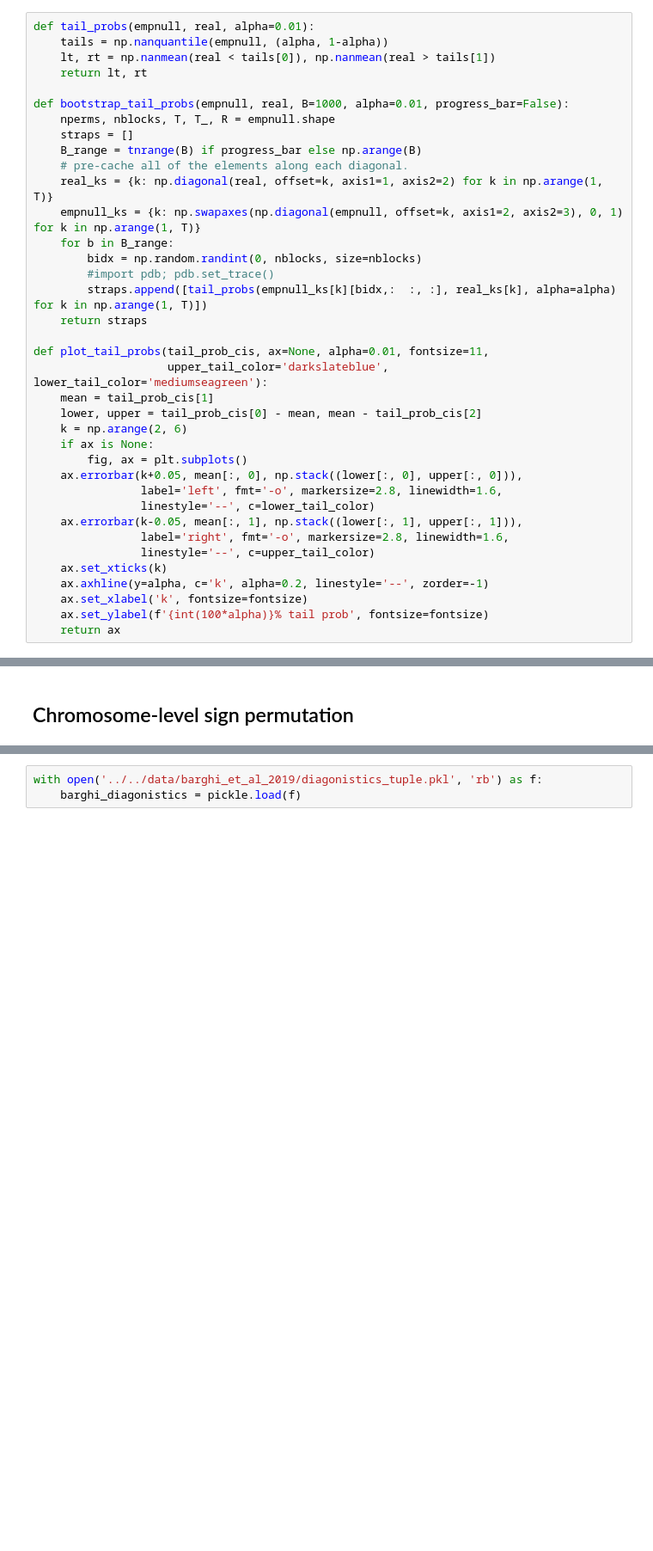
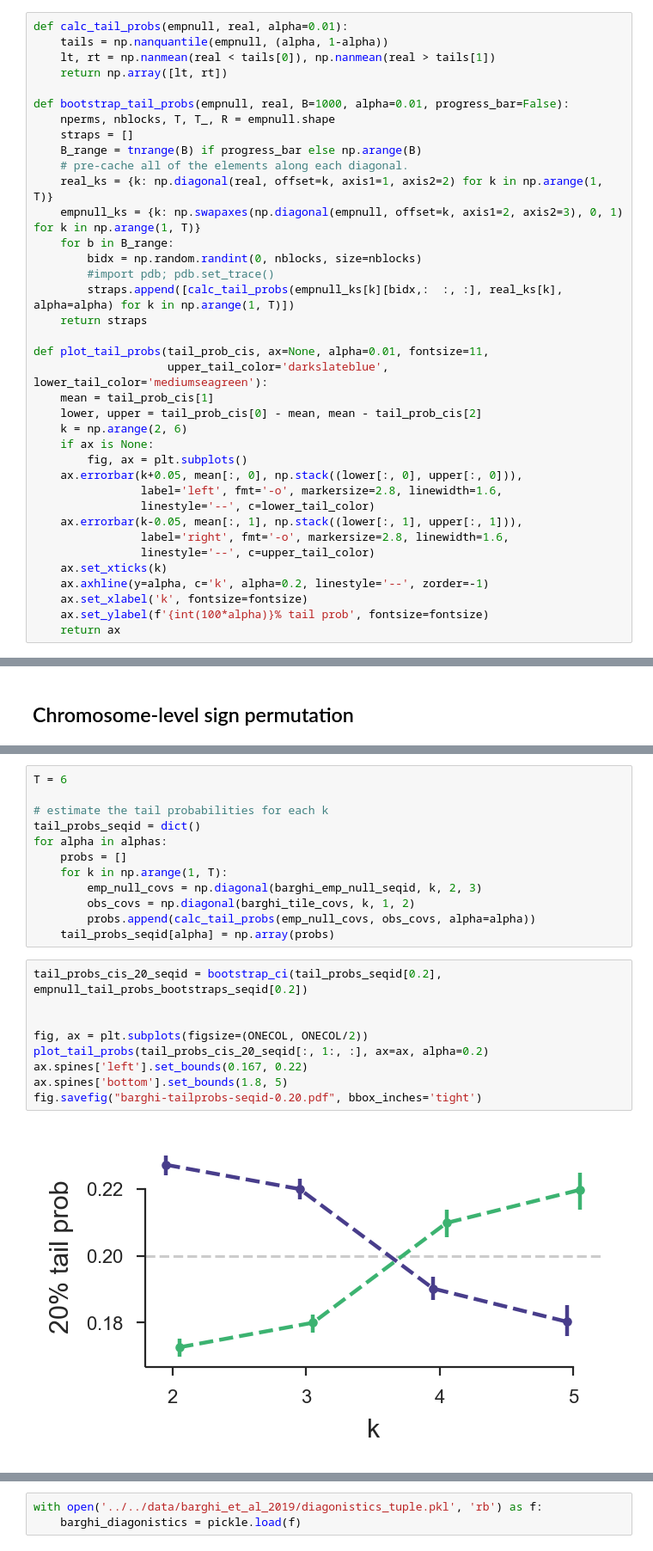
Before and after one commit to vsbuffalo/cvtk, a Jupyter notebook: notebooks/plots/plots.ipynb, the cells around one changed output, grey strips where cells are left out. Shown at 86% size. Drawn from its saved outputs; the diff is of its cells as text; blank space fills up the shorter version.

```diff
--- a/notebooks/plots/plots.ipynb
+++ b/notebooks/plots/plots.ipynb
@@ -400,10 +451,10 @@ fig.savefig("figure-3-hists-b.pdf", bbox_inches='tight')
 
 This pools all replicates.
 # %%
-def tail_probs(empnull, real, alpha=0.01):
+def calc_tail_probs(empnull, real, alpha=0.01):
     tails = np.nanquantile(empnull, (alpha, 1-alpha))
     lt, rt = np.nanmean(real < tails[0]), np.nanmean(real > tails[1])
-    return lt, rt
+    return np.array([lt, rt])
 
 def bootstrap_tail_probs(empnull, real, B=1000, alpha=0.01, progress_bar=False):
     nperms, nblocks, T, T_, R = empnull.shape
@@ -415,7 +466,7 @@ def bootstrap_tail_probs(empnull, real, B=1000, alpha=0.01, progress_bar=False):
     for b in B_range:
         bidx = np.random.randint(0, nblocks, size=nblocks)
         #import pdb; pdb.set_trace()
-        straps.append([tail_probs(empnull_ks[k][bidx,:  :, :], real_ks[k], alpha=alpha) for k in np.arange(1, T)])
+        straps.append([calc_tail_probs(empnull_ks[k][bidx,:  :, :], real_ks[k], alpha=alpha) for k in np.arange(1, T)])
     return straps
 
 def plot_tail_probs(tail_prob_cis, ax=None, alpha=0.01, fontsize=11,
@@ -687,0 +709,23 @@ plot_tail_probs(tail_probs_cis_20_seqid[:, 1:, :],  alpha=0.2)
+# %%
+T = 6
+
+# estimate the tail probabilities for each k
+tail_probs_seqid = dict()
+for alpha in alphas:
+    probs = []
+    for k in np.arange(1, T):
+        emp_null_covs = np.diagonal(barghi_emp_null_seqid, k, 2, 3)
+        obs_covs = np.diagonal(barghi_tile_covs, k, 1, 2)
+        probs.append(calc_tail_probs(emp_null_covs, obs_covs, alpha=alpha))
+    tail_probs_seqid[alpha] = np.array(probs)
+# %%
+tail_probs_cis_20_seqid = bootstrap_ci(tail_probs_seqid[0.2], empnull_tail_probs_bootstraps_seqid[0.2])
+
+
+fig, ax = plt.subplots(figsize=(ONECOL, ONECOL/2))
+plot_tail_probs(tail_probs_cis_20_seqid[:, 1:, :], ax=ax, alpha=0.2)
+ax.spines['left'].set_bounds(0.167, 0.22)
+ax.spines['bottom'].set_bounds(1.8, 5)
+fig.savefig("barghi-tailprobs-seqid-0.20.pdf", bbox_inches='tight')
+# %% [output]
+[figure, added]
```
Also changed, not shown: parts of 33 cells of this notebook, 24 other files.
